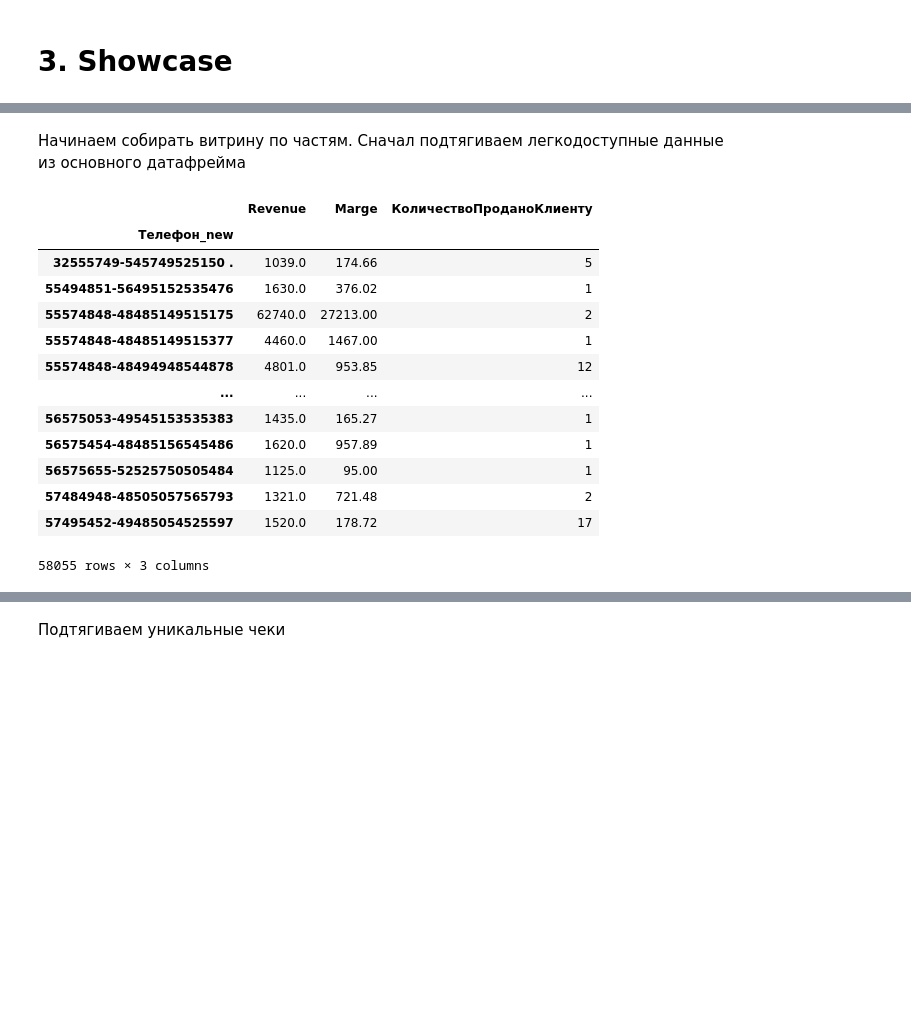
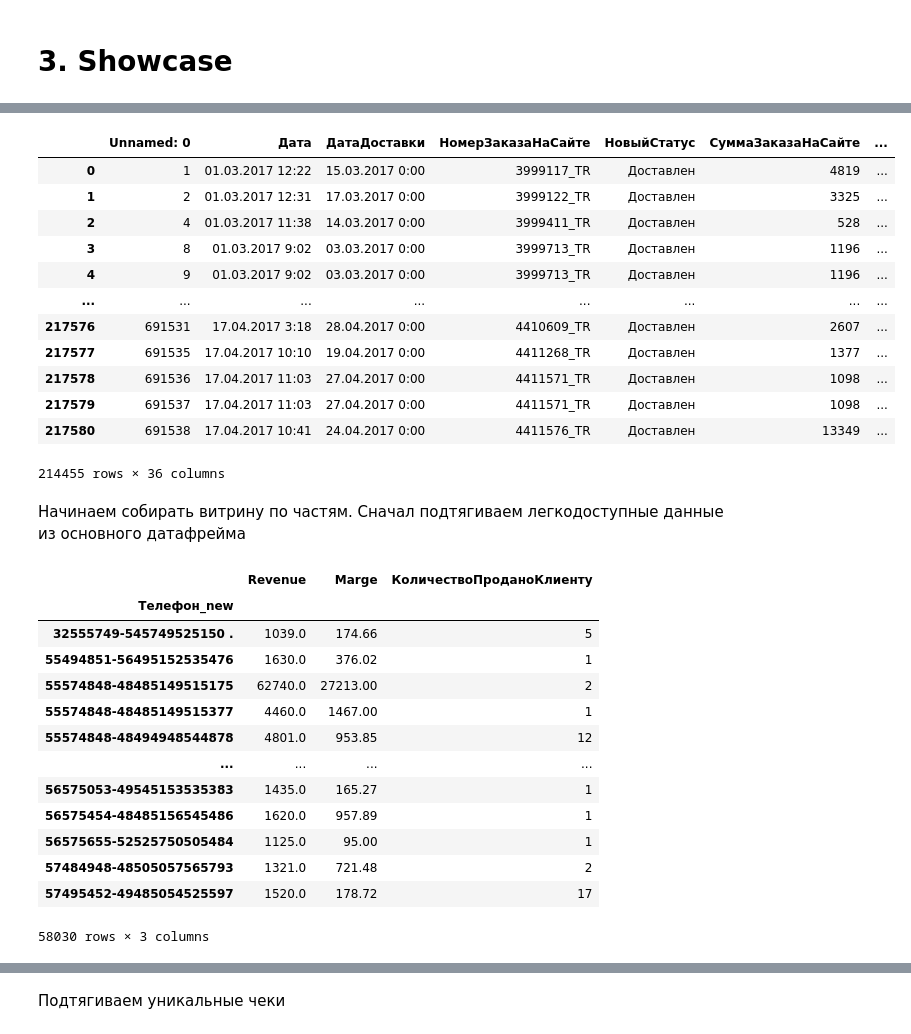
Before and after one commit to juli-ter/Project_SAS, a Jupyter notebook: 3_Showcase.ipynb, the cells around one changed output, grey strips where cells are left out. Cells and saved outputs as stored; diff of their text form; code cells hidden in the pictures; blank space fills up the shorter version.

```diff
--- a/3_Showcase.ipynb
+++ b/3_Showcase.ipynb
@@ -26,3 +36,20 @@ df.head()
+# %%
+df = df[(df['КоличествоПроданоКлиенту'] != 0)]
+df
+# %% [output]
+|  | Unnamed: 0 | Дата | ДатаДоставки | НомерЗаказаНаСайте | НовыйСтатус | СуммаЗаказаНаСайте | ... |
+| 0 | 1 | 01.03.2017 12:22 | 15.03.2017 0:00 | 3999117_TR | Доставлен | 4819 | ... |
+| 1 | 2 | 01.03.2017 12:31 | 17.03.2017 0:00 | 3999122_TR | Доставлен | 3325 | ... |
+| 2 | 4 | 01.03.2017 11:38 | 14.03.2017 0:00 | 3999411_TR | Доставлен | 528 | ... |
+| 3 | 8 | 01.03.2017 9:02 | 03.03.2017 0:00 | 3999713_TR | Доставлен | 1196 | ... |
+| 4 | 9 | 01.03.2017 9:02 | 03.03.2017 0:00 | 3999713_TR | Доставлен | 1196 | ... |
+| ... | ... | ... | ... | ... | ... | ... | ... |
+| 217576 | 691531 | 17.04.2017 3:18 | 28.04.2017 0:00 | 4410609_TR | Доставлен | 2607 | ... |
+| 217577 | 691535 | 17.04.2017 10:10 | 19.04.2017 0:00 | 4411268_TR | Доставлен | 1377 | ... |
+| 217578 | 691536 | 17.04.2017 11:03 | 27.04.2017 0:00 | 4411571_TR | Доставлен | 1098 | ... |
+| 217579 | 691537 | 17.04.2017 11:03 | 27.04.2017 0:00 | 4411571_TR | Доставлен | 1098 | ... |
+| 217580 | 691538 | 17.04.2017 10:41 | 24.04.2017 0:00 | 4411576_TR | Доставлен | 13349 | ... |
+214455 rows × 36 columns
 # %% [markdown]
 Начинаем собирать витрину по частям. Сначал подтягиваем легкодоступные данные из основного датафрейма
 # %%
@@ -45,7 +72,7 @@ showcase
 | 56575655-52525750505484 | 1125.0 | 95.00 | 1 |
 | 57484948-48505057565793 | 1321.0 | 721.48 | 2 |
 | 57495452-49485054525597 | 1520.0 | 178.72 | 17 |
-58055 rows × 3 columns
+58030 rows × 3 columns
 # %%
 showcase = showcase.reset_index()
 showcase
```
Also changed, not shown: parts of 19 cells of this notebook.
